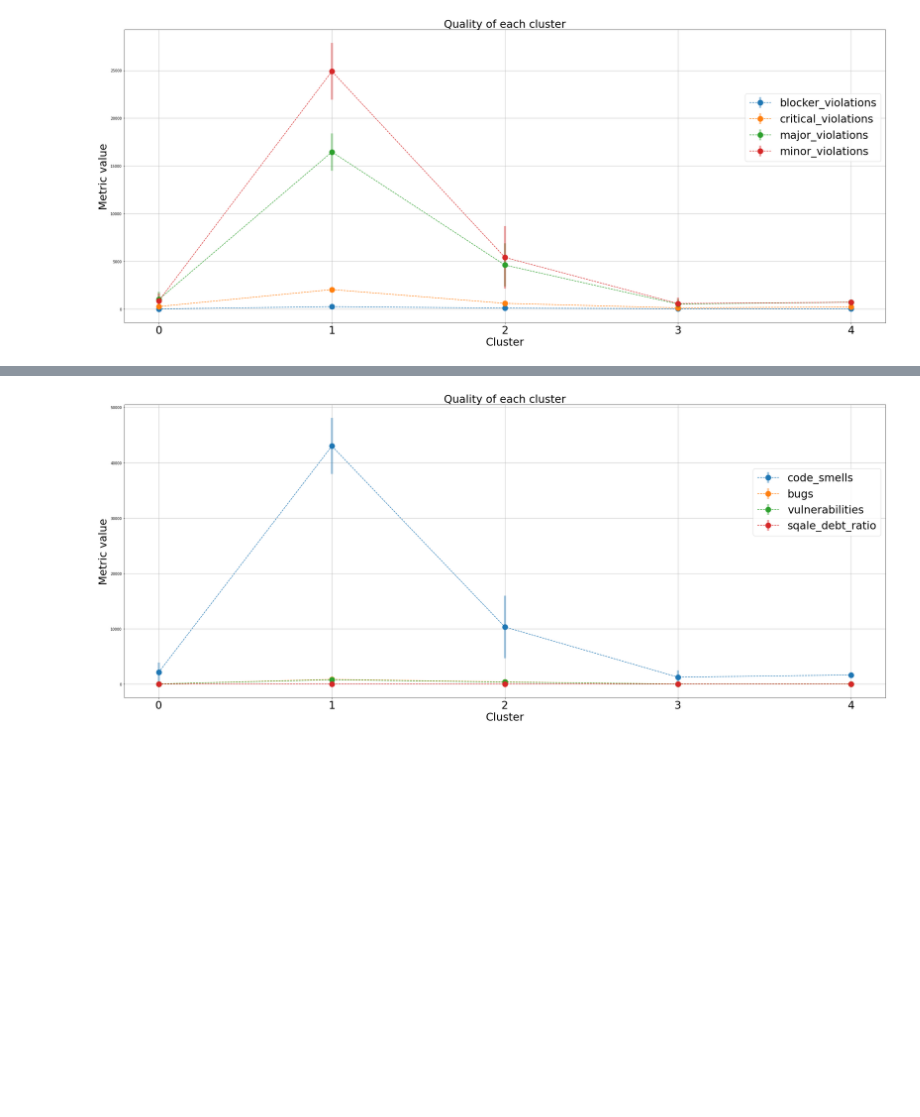
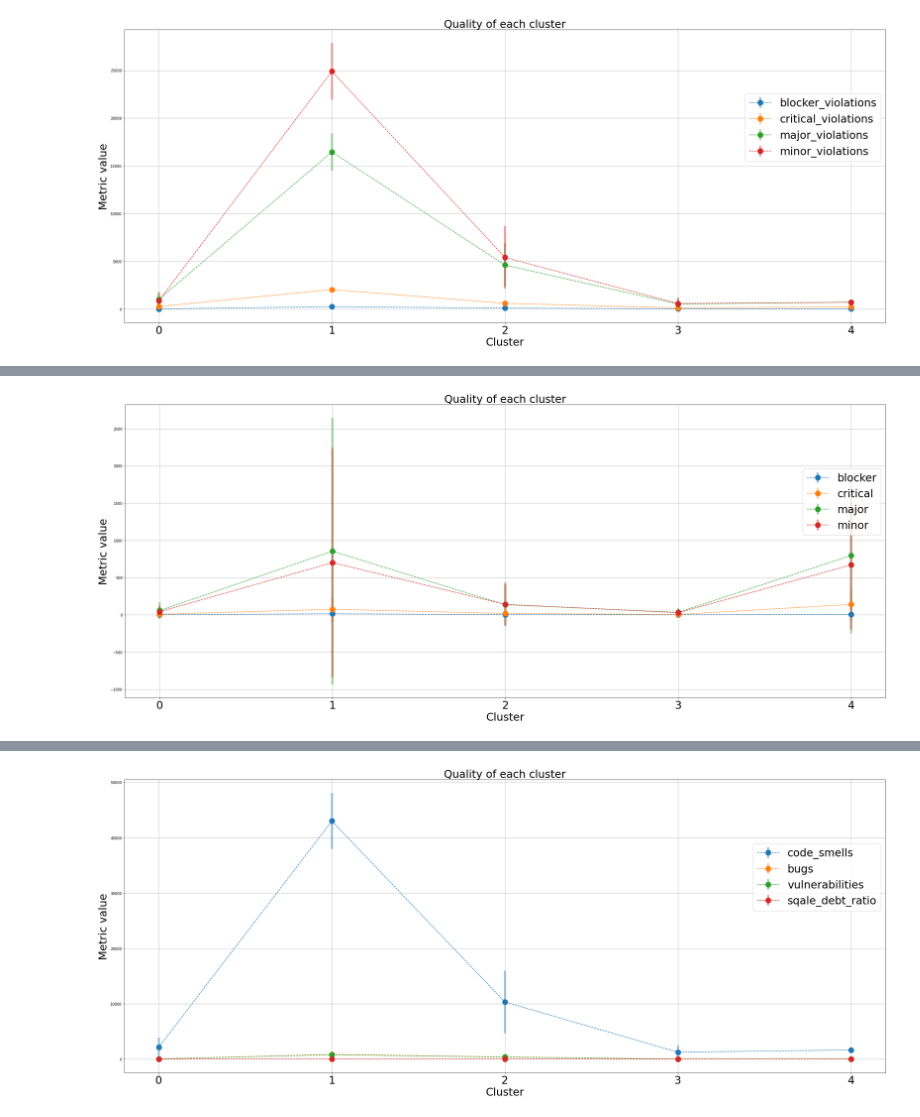
Before and after one commit to Vinomo4/SWTech, a Jupyter notebook: models/Validation.ipynb, the cells around one changed output, grey strips where cells are left out. Drawn from its saved outputs; the diff is of its cells as text; code cells hidden in the pictures; blank space fills up the shorter version.

```diff
--- a/models/Validation.ipynb
+++ b/models/Validation.ipynb
@@ -94,5 +91,5 @@ def plot_quality_metrics(metrics):
     plt.close()
 # %%
 violation_metrics = ["blocker_violations", "critical_violations", "major_violations", "minor_violations"]
-severy_metrics = ["blocker", "critical", "major", "minor"]
+severity_metrics = ["blocker", "critical", "major", "minor"]
 other_metrics = ["code_smells", "bugs", "vulnerabilities", "sqale_debt_ratio"]
@@ -106,0 +118,4 @@ plot_quality_metrics(severy_metrics)
+# %%
+plot_quality_metrics(average_quality,severity_metrics)
+# %% [output]
+[figure, added]
```
Also changed, not shown: parts of 14 cells of this notebook, 1 other file.
